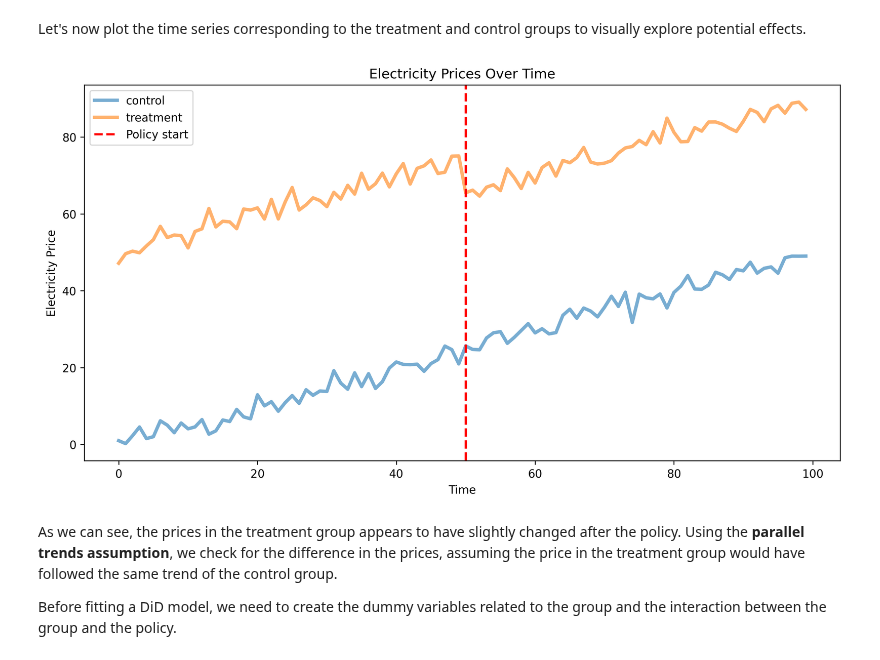
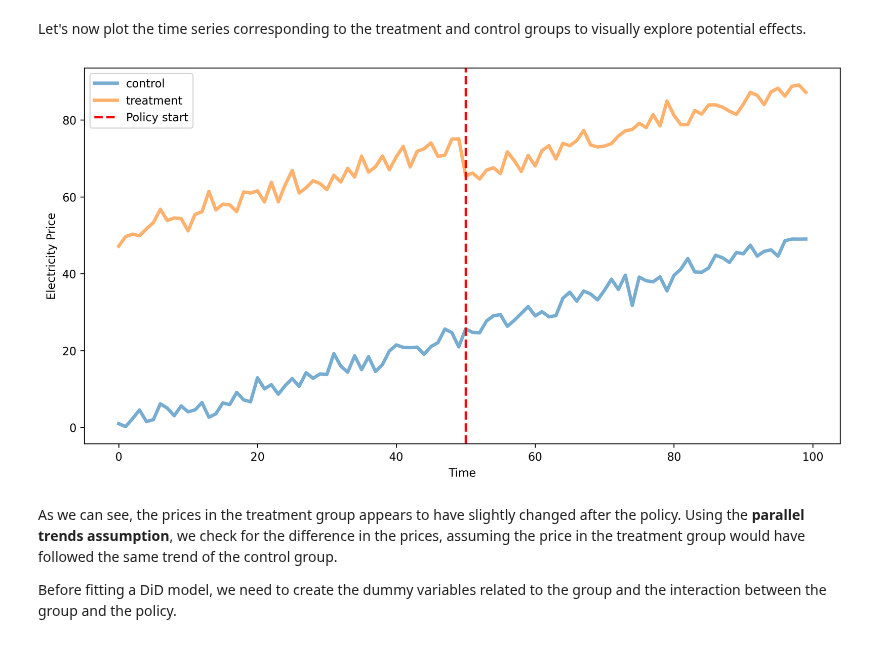
Before and after one commit to dcacciarelli/my-causality-book, a Jupyter notebook: _build/jupyter_execute/notebooks/diff_in_diff.ipynb, the cells around one changed output. Drawn from its saved outputs; the diff is of its cells as text; code cells hidden in the pictures.

```diff
--- a/_build/jupyter_execute/notebooks/diff_in_diff.ipynb
+++ b/_build/jupyter_execute/notebooks/diff_in_diff.ipynb
@@ -83,18 +83,17 @@ Let's now plot the time series corresponding to the treatment and control groups
 # %%
 import matplotlib.pyplot as plt
 
 # Plot the data
 plt.figure(figsize=(12, 6), dpi=300)
 for key, grp in data.groupby('group'):
     plt.plot(grp['time'], grp['price'], label=key, lw=3, alpha=.6)
 plt.axvline(policy_start, color='red', linestyle='--', label='Policy start', lw=2)
 plt.xlabel('Time')
 plt.ylabel('Electricity Price')
 plt.legend()
-plt.title('Electricity Prices Over Time')
 plt.show()
 # %% [output]
-[figure, old version]
+[figure, new version]
 # %% [markdown]
 As we can see, the prices in the treatment group appears to have slightly changed after the policy. Using the **parallel trends assumption**, we check for the difference in the prices, assuming the price in the treatment group would have followed the same trend of the control group.
 
```
Also changed, not shown: parts of 2 cells of this notebook, 11 other files.
